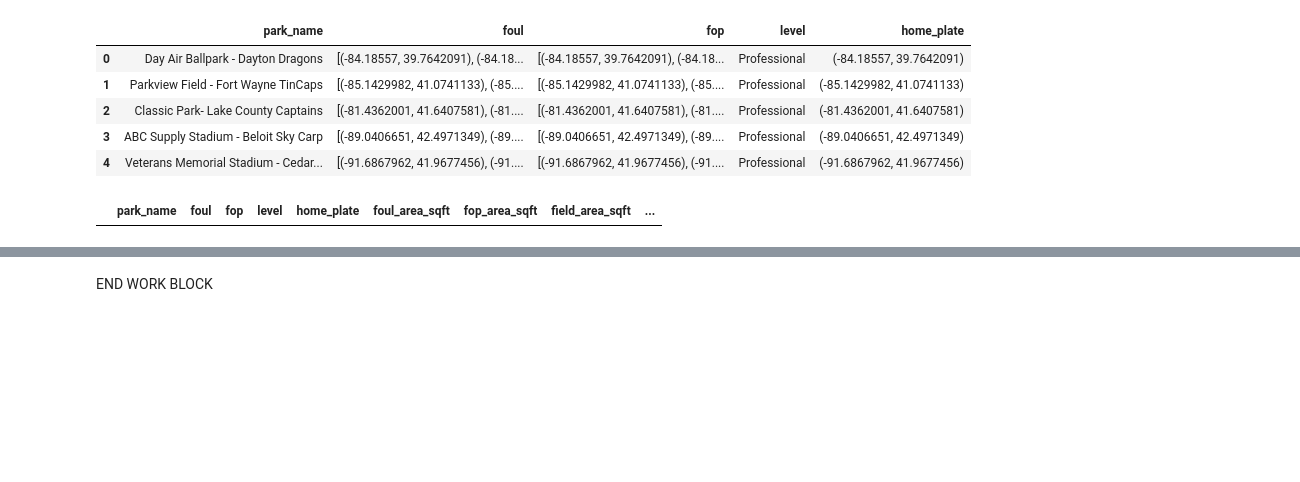
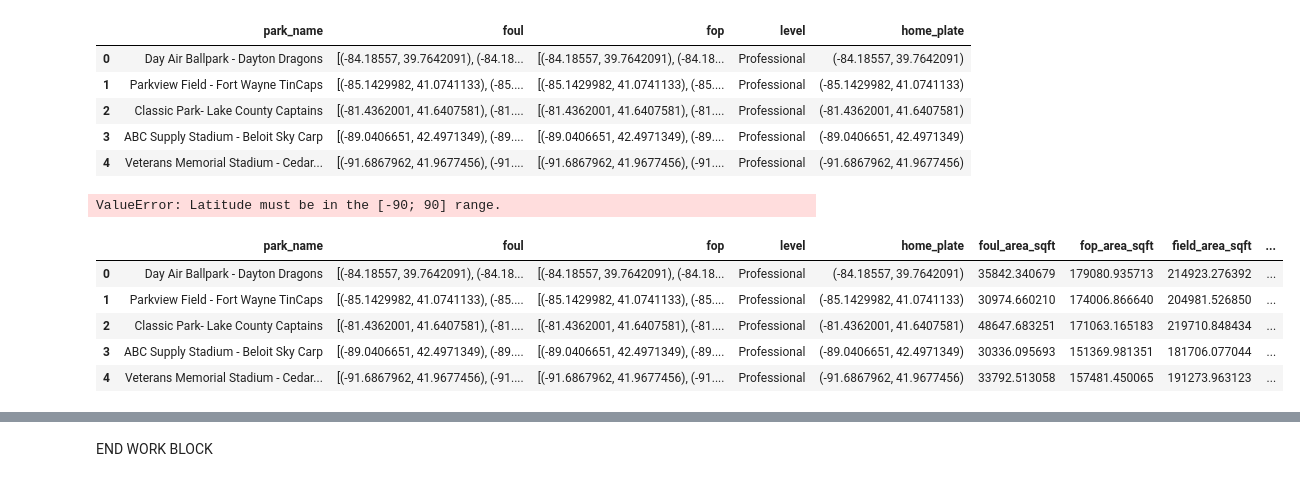
Before and after one commit to JSmith1826/BB_parks, a Jupyter notebook: ETL_for_JSON.ipynb, the cells around one changed output, grey strips where cells are left out. Saved outputs shown, nothing was run; the diff lists cells and outputs as text; code cells hidden in the pictures; blank space fills up the shorter version.

```diff
--- a/ETL_for_JSON.ipynb
+++ b/ETL_for_JSON.ipynb
@@ -262,3 +266,63 @@ df_cleaned['field_area_sqft'] = df_cleaned['foul_area_sqft'] + df_cleaned['fop_a
 df_cleaned['foul_area_per'] = df_cleaned['foul_area_sqft'] / df_cleaned['field_area_sqft']
 ## Fair to Foul Ratio
 df_cleaned['fair_to_foul'] = df_cleaned['fop_area_sqft'] / df_cleaned['foul_area_sqft']
+# %%
+from geopy.distance import great_circle
+from shapely.geometry import LineString, Point
+
+def create_line_segments(outfield_coords):
+    outfield_coords_no_home_plate = outfield_coords[1:-1]  # Exclude first and last coordinates (home plate)
+    outfield_coords_reversed = [(coord[1], coord[0]) for coord in outfield_coords_no_home_plate]
+    return [LineString([outfield_coords_reversed[i], outfield_coords_reversed[i+1]]) for i in range(len(outfield_coords_reversed) - 1)]
+
+def sample_points_on_line(line, num_points):
+    line_length = line.length
+    interval_length = line_length / (num_points - 1)
+    return [line.interpolate(i * interval_length) for i in range(num_points)]
+
+
+def calculate_distances(home_plate, outfield_coords, num_points=30):
+    home_plate_lat_lon = (home_plate[1], home_plate[0])
+    line_segments = create_line_segments(outfield_coords)
+    distances = []
+    for line in line_segments:
+        line_length = line.length
+        interval_length = line_length / (num_points - 1)
+        points_on_line = [line.interpolate(i * interval_length) for i in range(num_points)]
+        distances += [
+            round(great_circle(home_plate_lat_lon, (point.y, point.x)).feet)
+            for point in points_on_line
+        ]
+    return distances
+
+# Calculate distances for each row using the 'fop' column
+df_cleaned['distances'] = df_cleaned.apply(lambda row: calculate_distances(row['home_plate'], row['fop']), axis=1)
+
+def safe_max(distances):
+    return max(distances) if distances else None
+
+def safe_min(distances):
+    return min(distances) if distances else None
+
+def safe_avg(distances):
+    return sum(distances) / len(distances) if distances else None
+
+def safe_median(distances):
+    return statistics.median(distances) if distances else None
+
+# Use the 'distances' column to compute max_distance, min_distance, avg_distance, and median_distance
+df_cleaned['max_distance'] = df_cleaned['distances'].apply(safe_max)
+df_cleaned['min_distance'] = df_cleaned['distances'].apply(safe_min)
+df_cleaned['avg_distance'] = df_cleaned['distances'].apply(safe_avg)
+df_cleaned['median_distance'] = df_cleaned['distances'].apply(safe_median)
+# %% [output]
+ValueError: Latitude must be in the [-90; 90] range.
+# %%
+df_cleaned.head()
+# %% [output]
+|  | park_name | foul | fop | level | home_plate | foul_area_sqft | fop_area_sqft | field_area_sqft | ... |
+| 0 | Day Air Ballpark - Dayton Dragons | [(-84.18557, 39.7642091), (-84.18... | [(-84.18557, 39.7642091), (-84.18... | Professional | (-84.18557, 39.7642091) | 35842.340679 | 179080.935713 | 214923.276392 | ... |
+| 1 | Parkview Field - Fort Wayne TinCaps | [(-85.1429982, 41.0741133), (-85.... | [(-85.1429982, 41.0741133), (-85.... | Professional | (-85.1429982, 41.0741133) | 30974.660210 | 174006.866640 | 204981.526850 | ... |
+| 2 | Classic Park- Lake County Captains | [(-81.4362001, 41.6407581), (-81.... | [(-81.4362001, 41.6407581), (-81.... | Professional | (-81.4362001, 41.6407581) | 48647.683251 | 171063.165183 | 219710.848434 | ... |
+| 3 | ABC Supply Stadium - Beloit Sky Carp | [(-89.0406651, 42.4971349), (-89.... | [(-89.0406651, 42.4971349), (-89.... | Professional | (-89.0406651, 42.4971349) | 30336.095693 | 151369.981351 | 181706.077044 | ... |
+| 4 | Veterans Memorial Stadium - Cedar... | [(-91.6867962, 41.9677456), (-91.... | [(-91.6867962, 41.9677456), (-91.... | Professional | (-91.6867962, 41.9677456) | 33792.513058 | 157481.450065 | 191273.963123 | ... |
@@ -309,13 +379,14 @@ df_ranked = df_cleaned.groupby('level').apply(rank_fields)
 # Reset the index to get the original DataFrame structure
 df_ranked.reset_index(drop=True, inplace=True)
 # %%
+## Rename df bnack to df_cleaned
+df_cleaned = df_ranked
+
 ## Show samples of the data from each level
 
 df_ranked[df_ranked['level'] == 'high_school'].head(10)
 
 # df_ranked.head()
-# %% [output]
-|  | park_name | foul | fop | level | home_plate | foul_area_sqft | fop_area_sqft | field_area_sqft | ... |
 # %%
 ## Not sure if this is useful - will need to revisit
 
```
Also changed, not shown: parts of 19 cells of this notebook, 4 other files.
